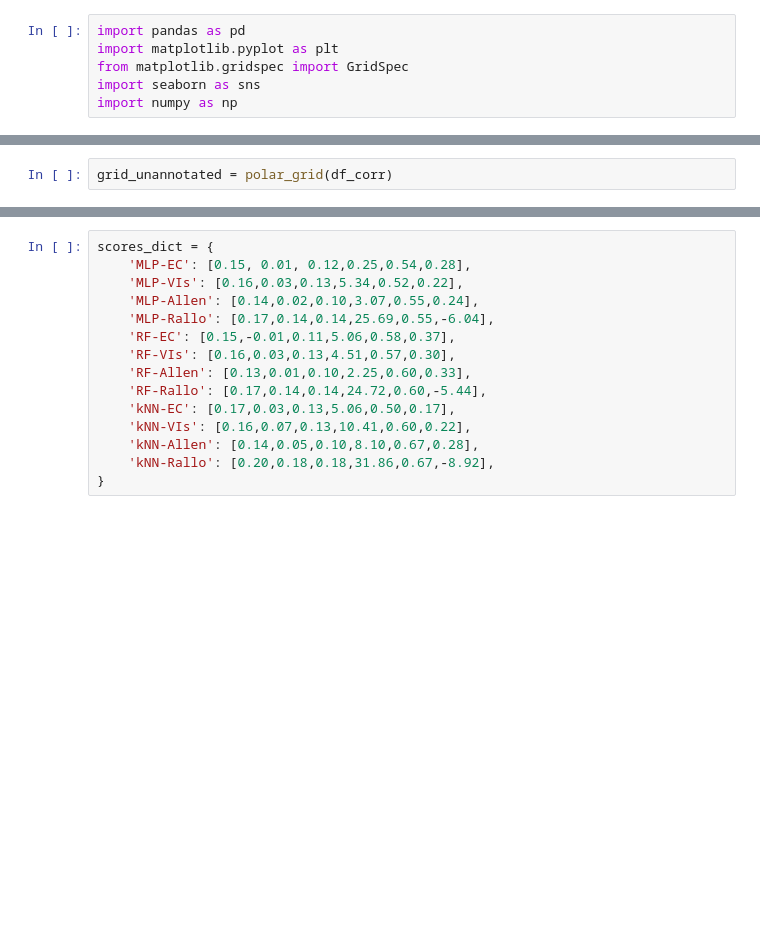
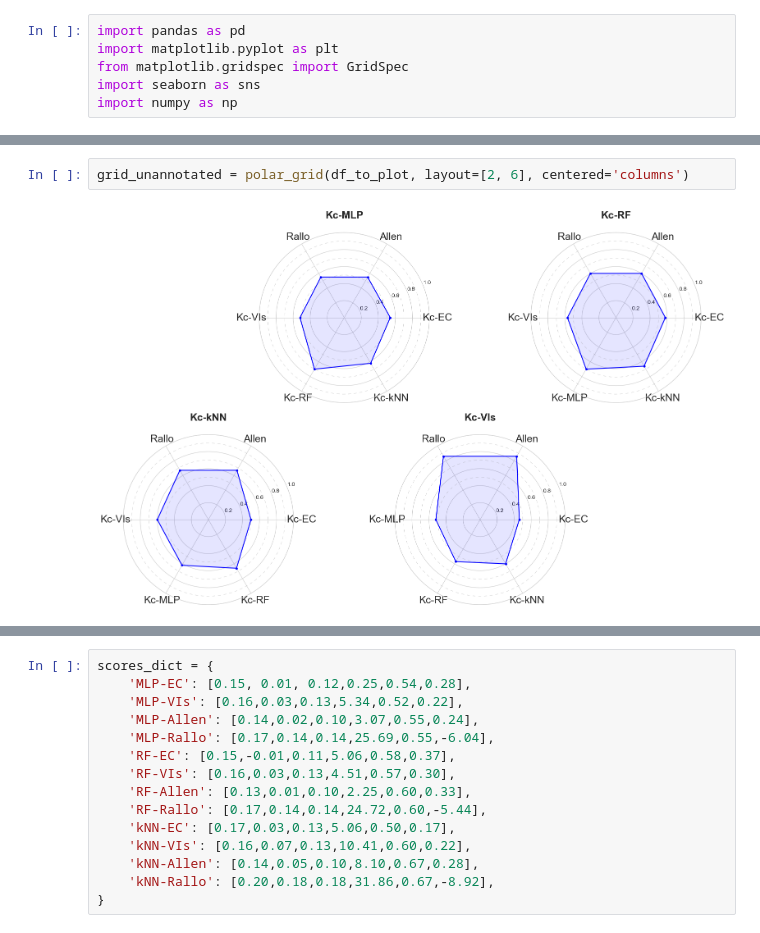
Before and after one commit to fedesss98/kc-predict, a Jupyter notebook: notebook/03-all-models-confrontation.ipynb, the cells around one changed output, grey strips where cells are left out. Saved outputs shown, nothing was run; the diff lists cells and outputs as text; blank space fills up the shorter version.

```diff
--- a/notebook/03-all-models-confrontation.ipynb
+++ b/notebook/03-all-models-confrontation.ipynb
@@ -82,3 +115,5 @@ def polar_grid(df_corr, **kwargs):
 # %%
-grid_unannotated = polar_grid(df_corr)
+grid_unannotated = polar_grid(df_to_plot, layout=[2, 6], centered='columns')
+# %% [output]
+[figure, added]
 # %%
```
Also changed, not shown: parts of 8 cells of this notebook.
